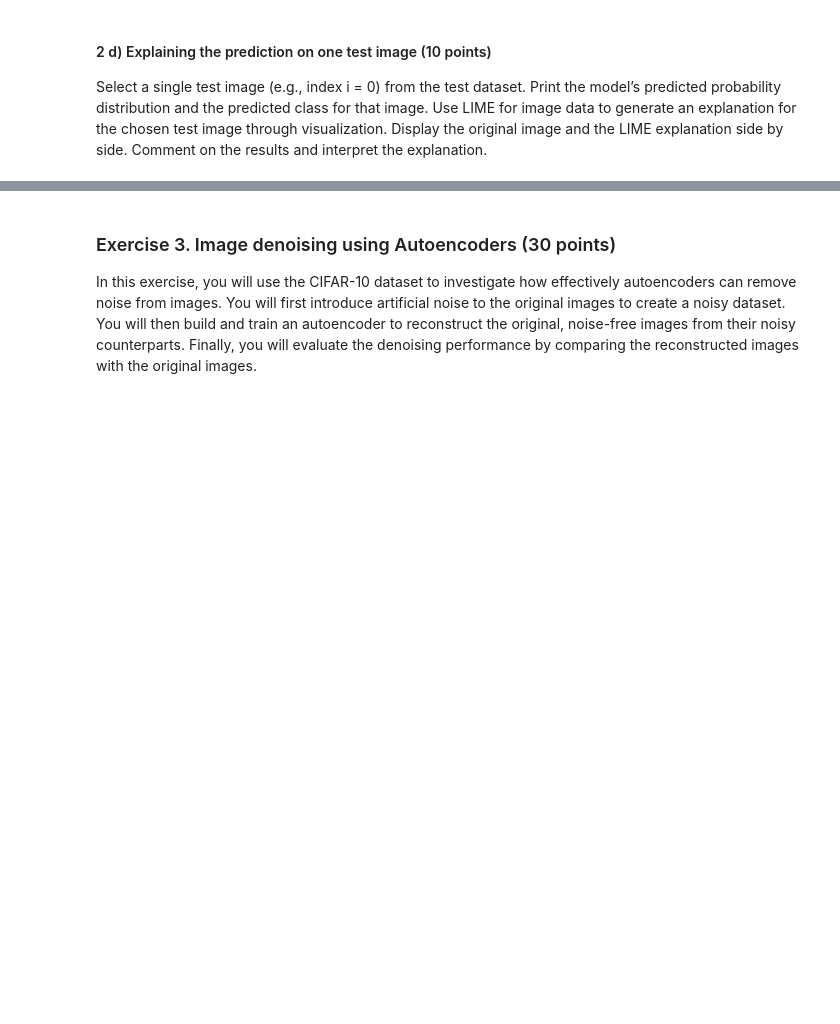
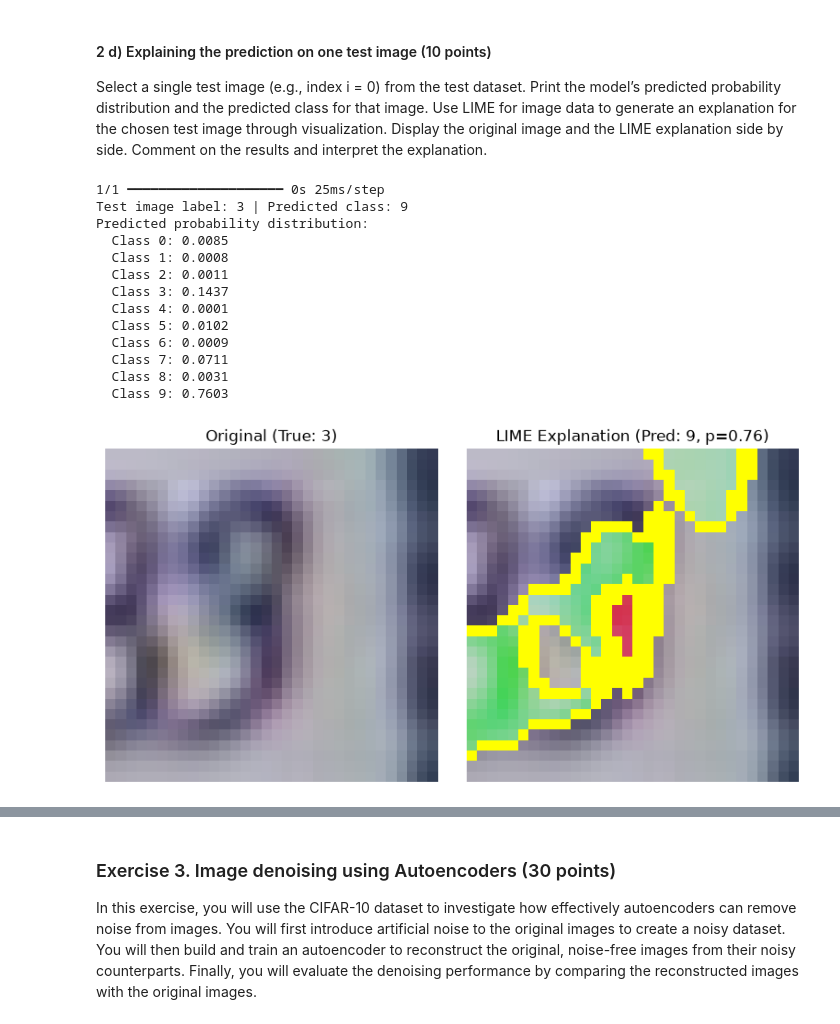
Before and after one commit to cloverco3la/GRA-41624-Deep-Learning, a Jupyter notebook: project-GRA4162-fall2026.ipynb, the cells around one changed output, grey strips where cells are left out. Saved outputs shown, nothing was run; the diff lists cells and outputs as text; code cells hidden in the pictures; blank space fills up the shorter version.

```diff
--- a/project-GRA4162-fall2026.ipynb
+++ b/project-GRA4162-fall2026.ipynb
@@ -702,3 +691,80 @@ Print the model’s predicted probability distribution and the predicted class f
 Use LIME for image data to generate an explanation for the chosen test image through visualization.
 Display the original image and the LIME explanation side by side.
 Comment on the results and interpret the explanation.
+# %%
+def lime_on_image(img, true_label, model):
+    """
+    Apply LIME to explain the predictions of a model on a single given image.
+
+    Parameters:
+    img (numpy.ndarray): The input image to be explained.
+    true_label (int): The true label of the image.
+    model (tf.keras.Model): The trained model to be explained.
+
+    Returns:
+    None: Displays the explanation of the model's prediction on the image.
+    """
+    # Predict probability distribution and class
+    _probs = model.predict(np.expand_dims(img, axis=0))[0]
+    _pred_class = int(np.argmax(_probs))
+
+    print(f"Test image label: {true_label} | Predicted class: {_pred_class}")
+    print("Predicted probability distribution:")
+    for cls, p in enumerate(_probs):
+        print(f"  Class {cls}: {p:.4f}")
+
+    # Create a LIME image explainer
+    # Segmentation tuned for small 32x32 images (default quickshift can collapse to 1-2 superpixels)
+    _segmenter = SegmentationAlgorithm(
+        "slic", n_segments=25, compactness=10, sigma=1
+    )
+    _explainer = lime_image.LimeImageExplainer()
+
+    # Explain the prediction for the given image
+    _explanation = _explainer.explain_instance(
+        image=img.astype("double"),
+        classifier_fn=lambda x: model.predict(x, verbose=0),
+        top_labels=10,
+        hide_color=0,
+        num_samples=1000,
+        segmentation_fn=_segmenter,
+    )
+
+    # Get the explanation for the true label
+    _temp, _mask = _explanation.get_image_and_mask(
+        true_label,
+        positive_only=False,
+        num_features=5,
+        hide_rest=False
+    )
+
+    # 4. Display original image and LIME explanation side by side
+    fig, (ax1, ax2) = plt.subplots(1, 2, figsize=(8, 4))
+
+    ax1.imshow(img)
+    ax1.set_title(f"Original (True: {true_label})")
+    ax1.axis("off")
+
+    ax2.imshow(ski.segmentation.mark_boundaries(_temp, _mask))
+    ax2.set_title(f"LIME Explanation (Pred: {_pred_class}, p={_probs[_pred_class]:.2f})")
+    ax2.axis("off")
+
+    plt.tight_layout()
+    plt.show()
+
+lime_on_image(ex2_test_data[10], ex2_test_labels[10], ex2b_CNNmodel)
+# %% [output]
+1/1 ━━━━━━━━━━━━━━━━━━━━ 0s 25ms/step
+Test image label: 3 | Predicted class: 9
+Predicted probability distribution:
+  Class 0: 0.0085
+  Class 1: 0.0008
+  Class 2: 0.0011
+  Class 3: 0.1437
+  Class 4: 0.0001
+  Class 5: 0.0102
+  Class 6: 0.0009
+  Class 7: 0.0711
+  Class 8: 0.0031
+  Class 9: 0.7603
+[figure, added]
```
Also changed, not shown: parts of 11 cells of this notebook, 1 other file.
